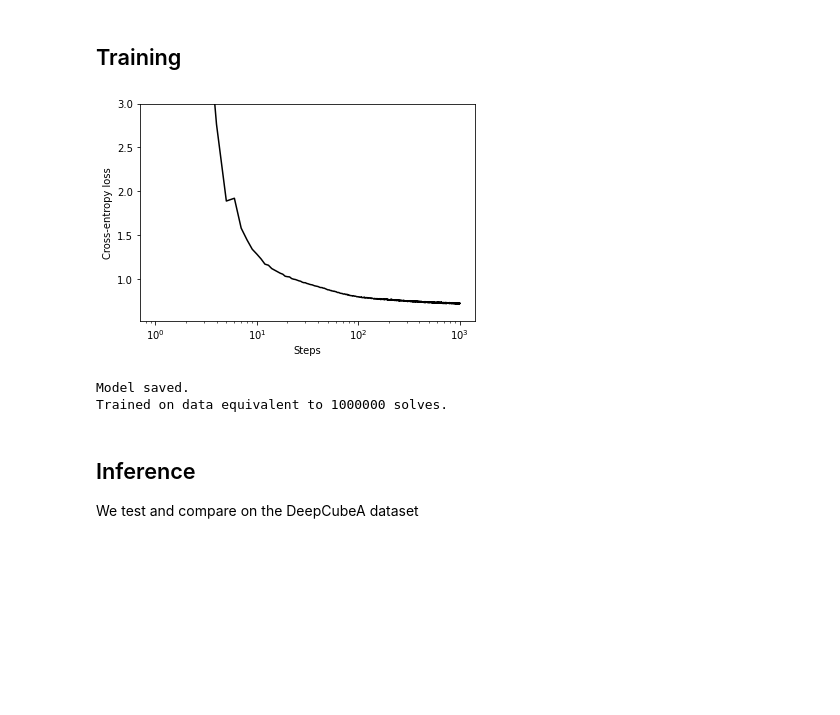
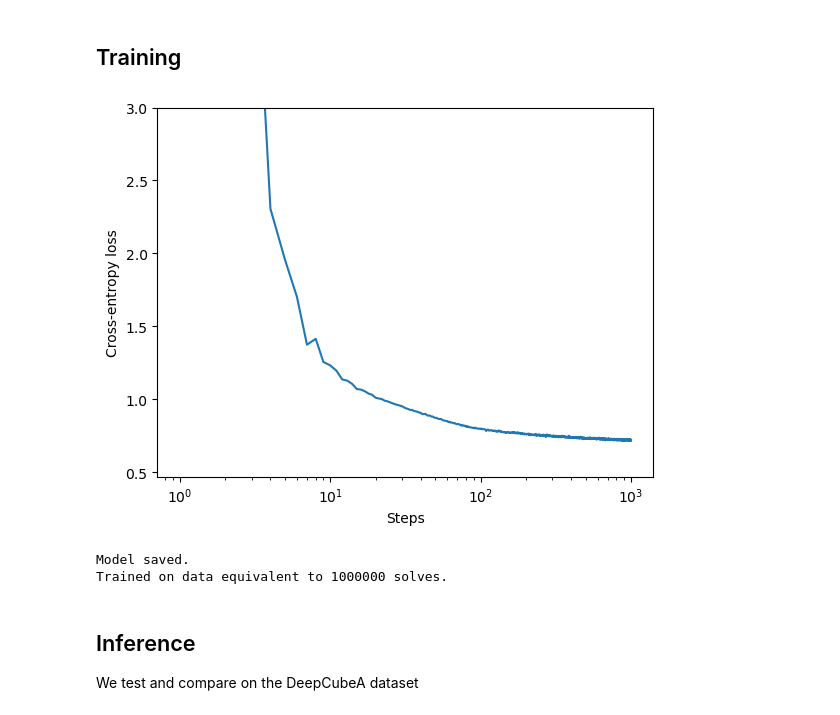
Before and after one commit to kyo-takano/efficientcube, a Jupyter notebook: notebooks/15_Puzzle.ipynb, the cells around one changed output. Cells and saved outputs as stored; diff of their text form; code cells hidden in the pictures; blank space fills up the shorter version.

```diff
--- a/notebooks/15_Puzzle.ipynb
+++ b/notebooks/15_Puzzle.ipynb
@@ -38,25 +39,15 @@ import random
 import pickle
 import numpy as np
 from copy import deepcopy
-def softmax(x, axis=None):
-    """
-    Calculate the softmax function along the given axis.
-    Code borrowed & slightly modified from:
-        https://github.com/scipy/scipy/blob/v1.9.3/scipy/special/_logsumexp.py
-    """
-    x_max = np.amax(x, axis=axis, keepdims=True)
-    exp_x_shifted = np.exp(x - x_max)
-    return exp_x_shifted / np.sum(exp_x_shifted, axis=axis, keepdims=True)
+from contextlib import nullcontext
+from tqdm import tqdm, trange
 
-from tqdm import tqdm, trange
+import matplotlib.pyplot as plt
 from IPython.display import clear_output
-import matplotlib.pyplot as plt
-from cycler import cycler
-plt.rcParams["axes.prop_cycle"] = cycler(color=["#000000", "#2180FE", "#EB4275"])
 
 import torch
 from torch import nn
-device = torch.device('cuda:0' if torch.cuda.is_available() else 'cpu')
+device = torch.device('cuda' if torch.cuda.is_available() else 'cpu')
 
 print(f'device: {device}')
 print(f'os.cpu_count(): {os.cpu_count()}')
@@ -273,7 +280,7 @@ model = Model().to(device)
 # %% [markdown]
 ## Training
 # %%
-class ScrambleDataGenerator(torch.utils.data.Dataset):
+class ScrambleGenerator(torch.utils.data.Dataset):
     def __init__(
             self,
             num_workers=os.cpu_count(),
@@ -302,7 +309,7 @@ class ScrambleDataGenerator(torch.utils.data.Dataset):
         return X, y
 
 dataloader = torch.utils.data.DataLoader(
-    ScrambleDataGenerator(),
+    ScrambleGenerator(),
     num_workers=os.cpu_count(),
     batch_size=TrainConfig.batch_size_per_depth
 )
@@ -316,40 +323,38 @@ def plot_loss_curve(h):
     ax.set_ylim(top=3.) # prevent initial high loss values from dominating the plot
     plt.show()
 
 def train(model, dataloader):
     model.train()
     loss_fn = nn.CrossEntropyLoss()
     optimizer = torch.optim.Adam(model.parameters(), lr=TrainConfig.learning_rate)
     g = iter(dataloader)
     h = []
+    ctx = torch.cuda.amp.autocast(dtype=torch.float16) if TrainConfig.ENABLE_FP16 else nullcontext()
+
     for i in trange(1, TrainConfig.num_steps + 1, smoothing=0):
         batch_x, batch_y = next(g)
         batch_x, batch_y = batch_x.reshape(-1, 16).to(device), batch_y.reshape(-1).to(device)
 
-        if TrainConfig.ENABLE_FP16:
-            with torch.cuda.amp.autocast(dtype=torch.float16):
-                pred_y = model(batch_x)
-                loss = loss_fn(pred_y, batch_y)
-        else:
+        with ctx:
             pred_y = model(batch_x)
-        loss = loss_fn(pred_y, batch_y)
+            loss = loss_fn(pred_y, batch_y)
         optimizer.zero_grad()
         loss.backward()
         optimizer.step()
 
         h.append(loss.item())
         if TrainConfig.INTERVAL_PLOT and i % TrainConfig.INTERVAL_PLOT == 0:
             clear_output()
             plot_loss_curve(h)
         if TrainConfig.INTERVAL_SAVE and i % TrainConfig.INTERVAL_SAVE == 0:
             torch.save(model.state_dict(), f"{i}steps.pth")
             print("Model saved.")
     print(f"Trained on data equivalent to {TrainConfig.batch_size_per_depth * TrainConfig.num_steps} solves.")
     return model
 
 model = train(model, dataloader)
 # %% [output]
-[figure, old version]
+[figure, new version]
 Model saved.
 Trained on data equivalent to 1000000 solves.
 # %% [markdown]
```
Also changed, not shown: parts of 12 cells of this notebook, 4 other files.
